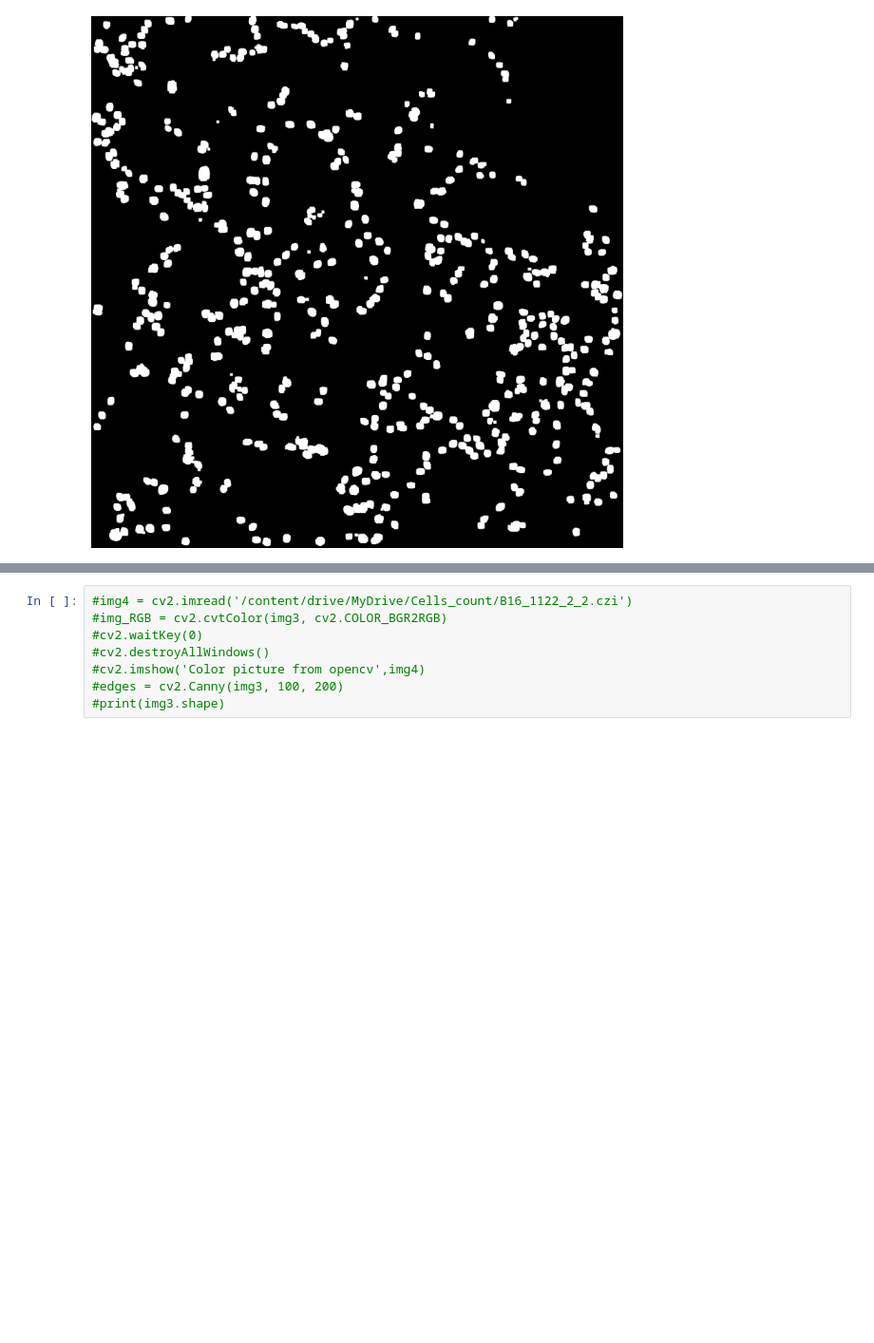
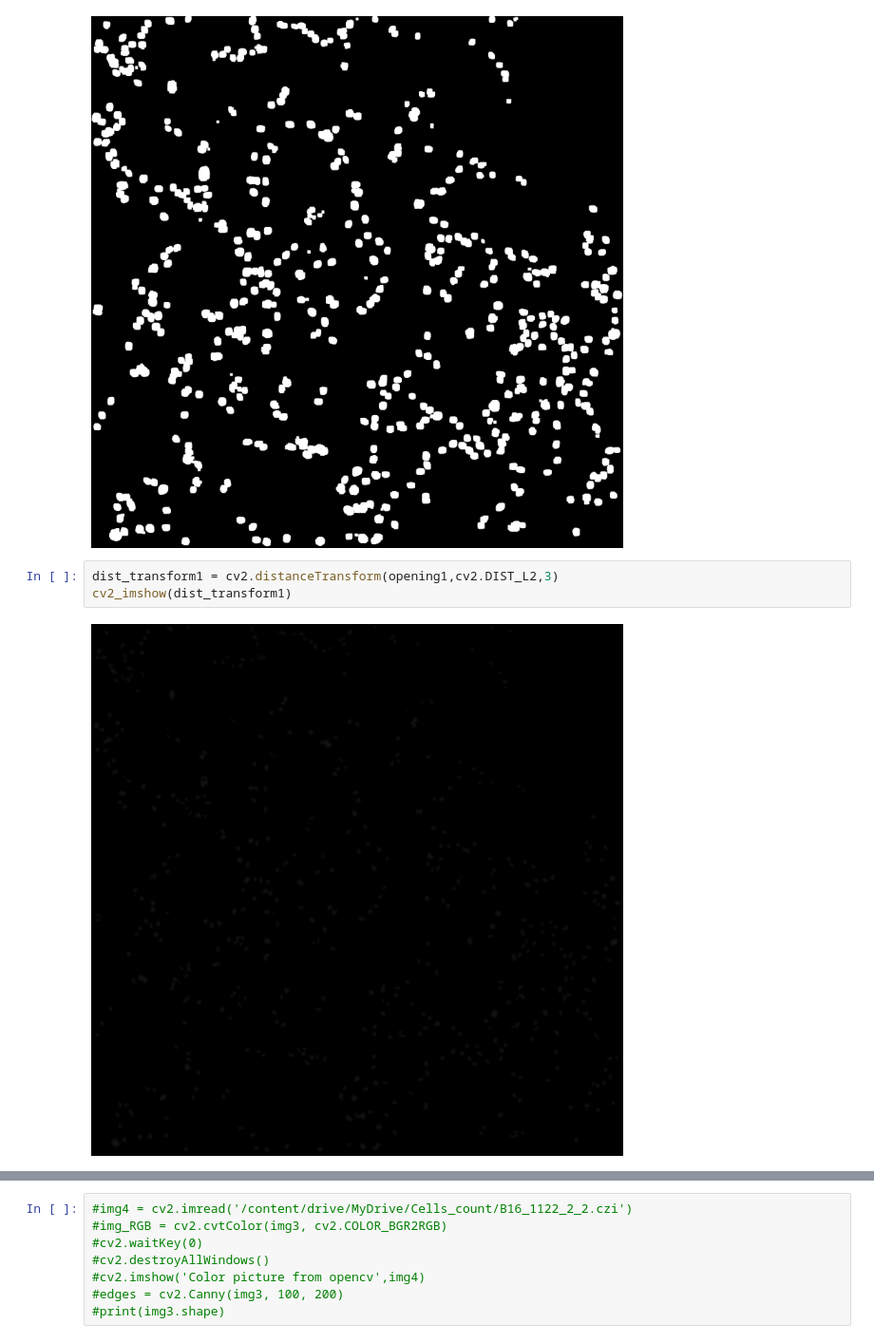
Before and after one commit to avkornaev/Python-for-image-processing-course, a Jupyter notebook: Cells_counter_v3.ipynb, the cells around one changed output, grey strips where cells are left out. Shown at 95% size. Drawn from its saved outputs; the diff is of its cells as text; blank space fills up the shorter version.

```diff
--- a/Cells_counter_v3.ipynb
+++ b/Cells_counter_v3.ipynb
@@ -119,3 +125,8 @@ sure_bg1 = cv2.dilate(opening1,kernel,iterations=numberOfIter)
 cv2_imshow(sure_bg1)
 # %% [output]
 [figure]
+# %%
+dist_transform1 = cv2.distanceTransform(opening1,cv2.DIST_L2,3)
+cv2_imshow(dist_transform1)
+# %% [output]
+[figure, added]
```
Also changed, not shown: parts of 5 cells of this notebook.
